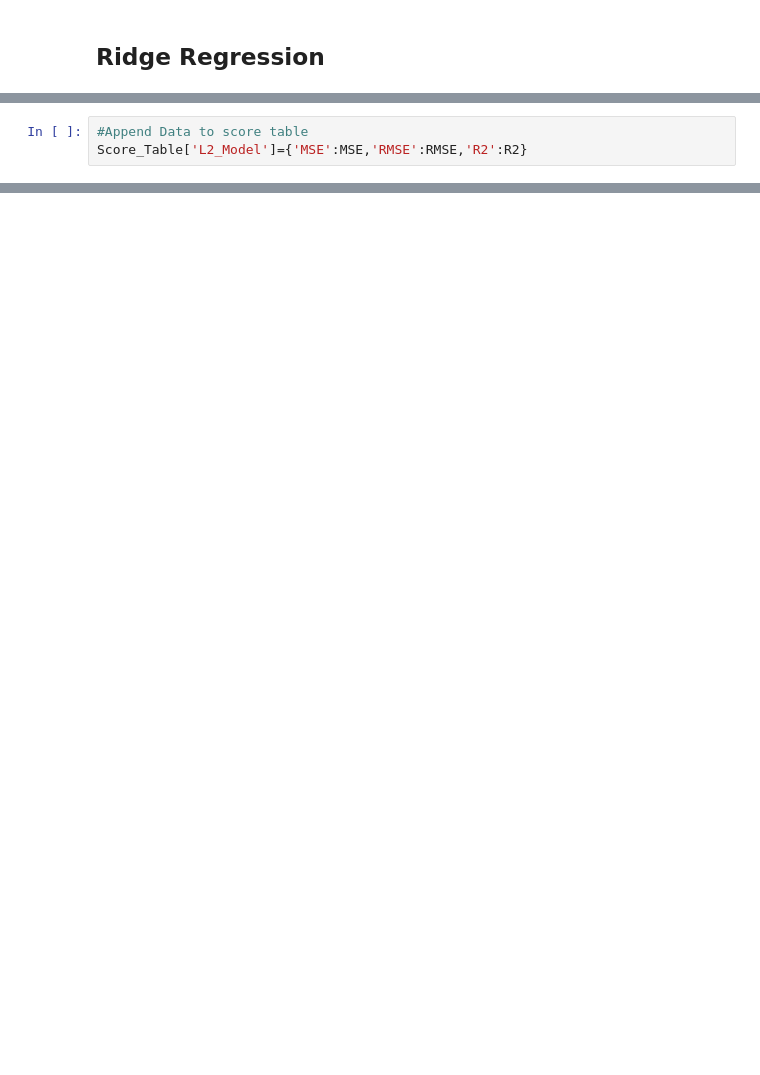
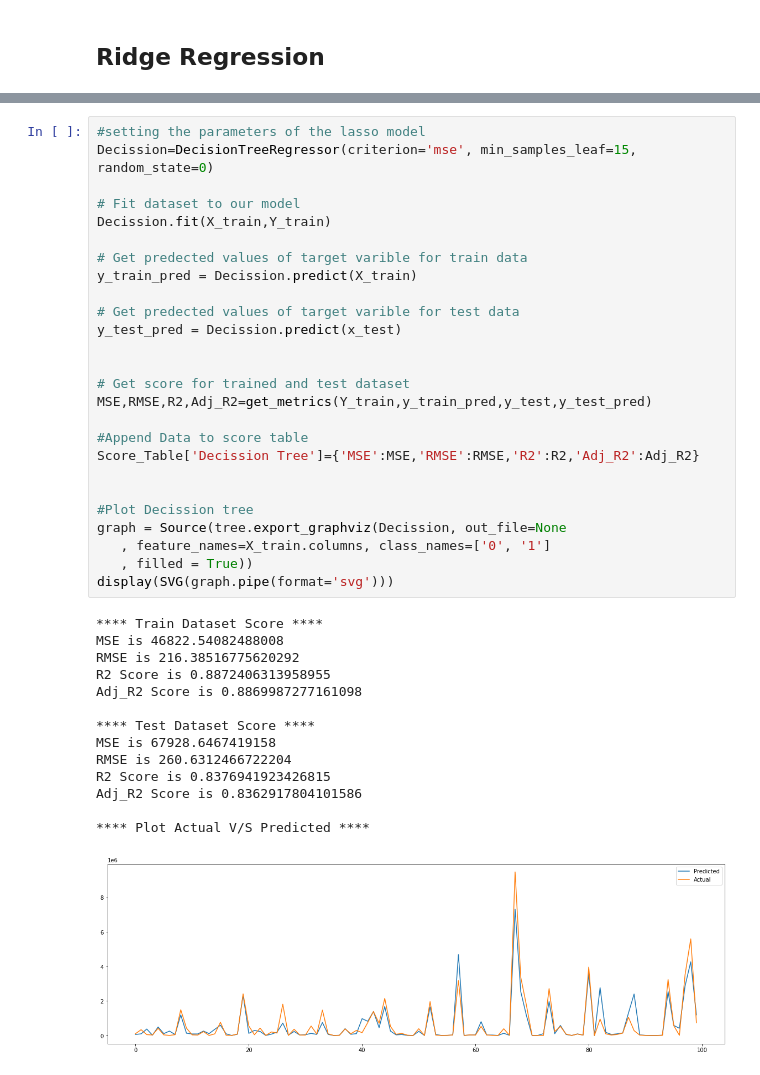
Before and after one commit to solankinitin1210/Capstone-Project-Bike-Sharing-Demand-Prediction, a Jupyter notebook: Bike_Sharing_Demand_Prediction_Capstone_Project.ipynb, the cells around one changed output, grey strips where cells are left out. Cells and saved outputs as stored; diff of their text form; blank space fills up the shorter version.

```diff
--- a/Bike_Sharing_Demand_Prediction_Capstone_Project.ipynb
+++ b/Bike_Sharing_Demand_Prediction_Capstone_Project.ipynb
@@ -710,3 +702,0 @@ plt.show()
-# %%
-#Append Data to score table
-Score_Table['L2_Model']={'MSE':MSE,'RMSE':RMSE,'R2':R2}
@@ -712,0 +713,41 @@ Score_Table['L2_Model']={'MSE':MSE,'RMSE':RMSE,'R2':R2}
+# %%
+#setting the parameters of the lasso model
+Decission=DecisionTreeRegressor(criterion='mse', min_samples_leaf=15, random_state=0)
+
+# Fit dataset to our model
+Decission.fit(X_train,Y_train)
+
+# Get predected values of target varible for train data
+y_train_pred = Decission.predict(X_train)
+
+# Get predected values of target varible for test data
+y_test_pred = Decission.predict(x_test)
+
+
+# Get score for trained and test dataset
+MSE,RMSE,R2,Adj_R2=get_metrics(Y_train,y_train_pred,y_test,y_test_pred)
+
+#Append Data to score table
+Score_Table['Decission Tree']={'MSE':MSE,'RMSE':RMSE,'R2':R2,'Adj_R2':Adj_R2}
+
+
+#Plot Decission tree
+graph = Source(tree.export_graphviz(Decission, out_file=None
+   , feature_names=X_train.columns, class_names=['0', '1']
+   , filled = True))
+display(SVG(graph.pipe(format='svg')))
+# %% [output]
+**** Train Dataset Score ****
+MSE is 46822.54082488008
+RMSE is 216.38516775620292
+R2 Score is 0.8872406313958955
+Adj_R2 Score is 0.8869987277161098
+
+**** Test Dataset Score ****
+MSE is 67928.6467419158
+RMSE is 260.6312466722204
+R2 Score is 0.8376941923426815
+Adj_R2 Score is 0.8362917804101586
+
+**** Plot Actual V/S Predicted ****
+[figure, added]
```
Also changed, not shown: parts of 39 cells of this notebook.
